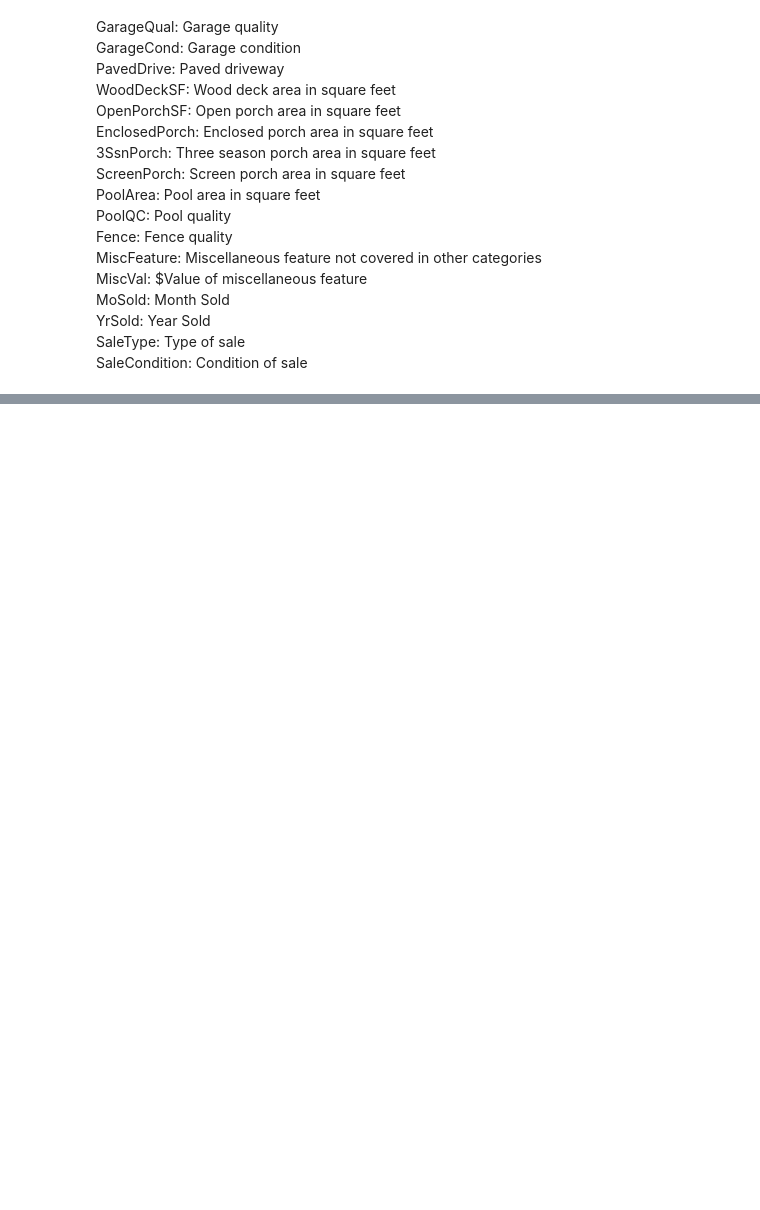
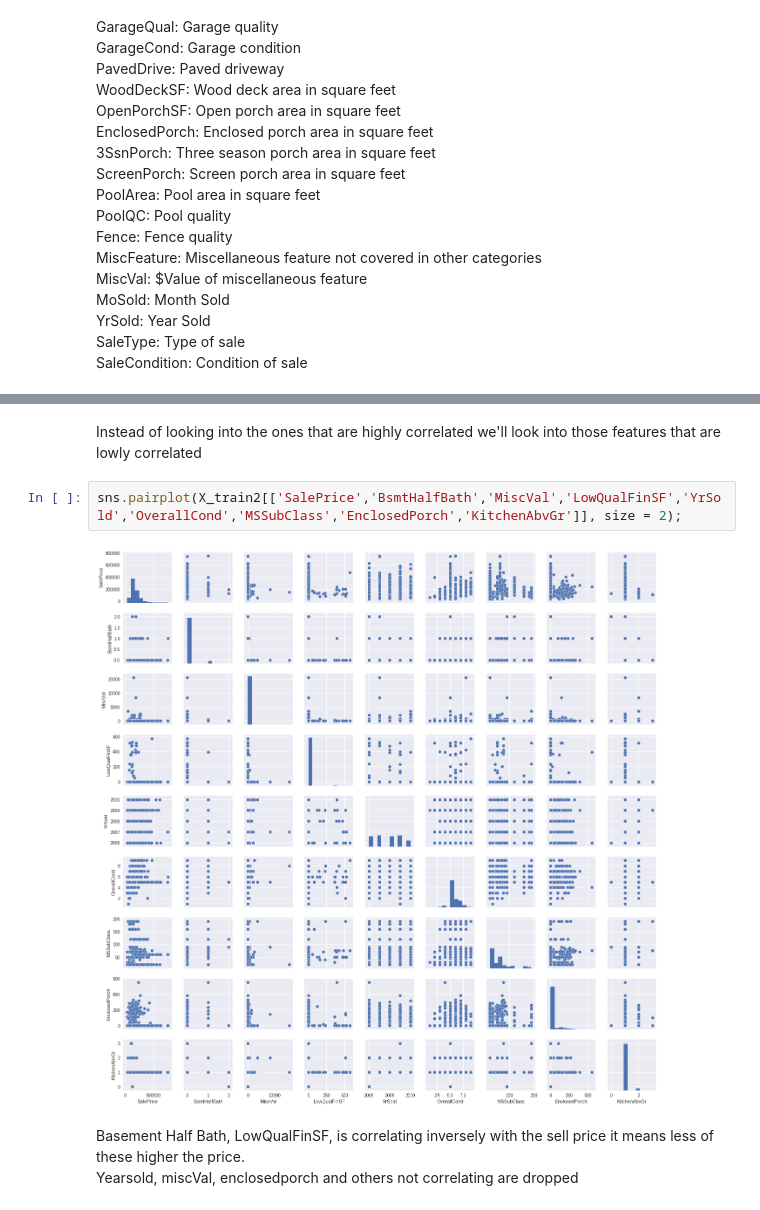
Before and after one commit to leovcunha/house-prices-advanced-regression, a Jupyter notebook: house_prices.ipynb, the cells around one changed output, grey strips where cells are left out. Saved outputs shown, nothing was run; the diff lists cells and outputs as text; blank space fills up the shorter version.

```diff
--- a/house_prices.ipynb
+++ b/house_prices.ipynb
@@ -86,0 +225,9 @@ SaleCondition: Condition of sale
+# %% [markdown]
+Instead of looking into the ones that are highly correlated we'll look into those features that are lowly correlated
+# %%
+sns.pairplot(X_train2[['SalePrice','BsmtHalfBath','MiscVal','LowQualFinSF','YrSold','OverallCond','MSSubClass','EnclosedPorch','KitchenAbvGr']], size = 2);
+# %% [output]
+[figure, added]
+# %% [markdown]
+Basement Half Bath, LowQualFinSF,  is correlating inversely with the sell price it means less of these higher the price.
+Yearsold, miscVal, enclosedporch and others not correlating are dropped
```
Also changed, not shown: parts of 26 cells of this notebook.
